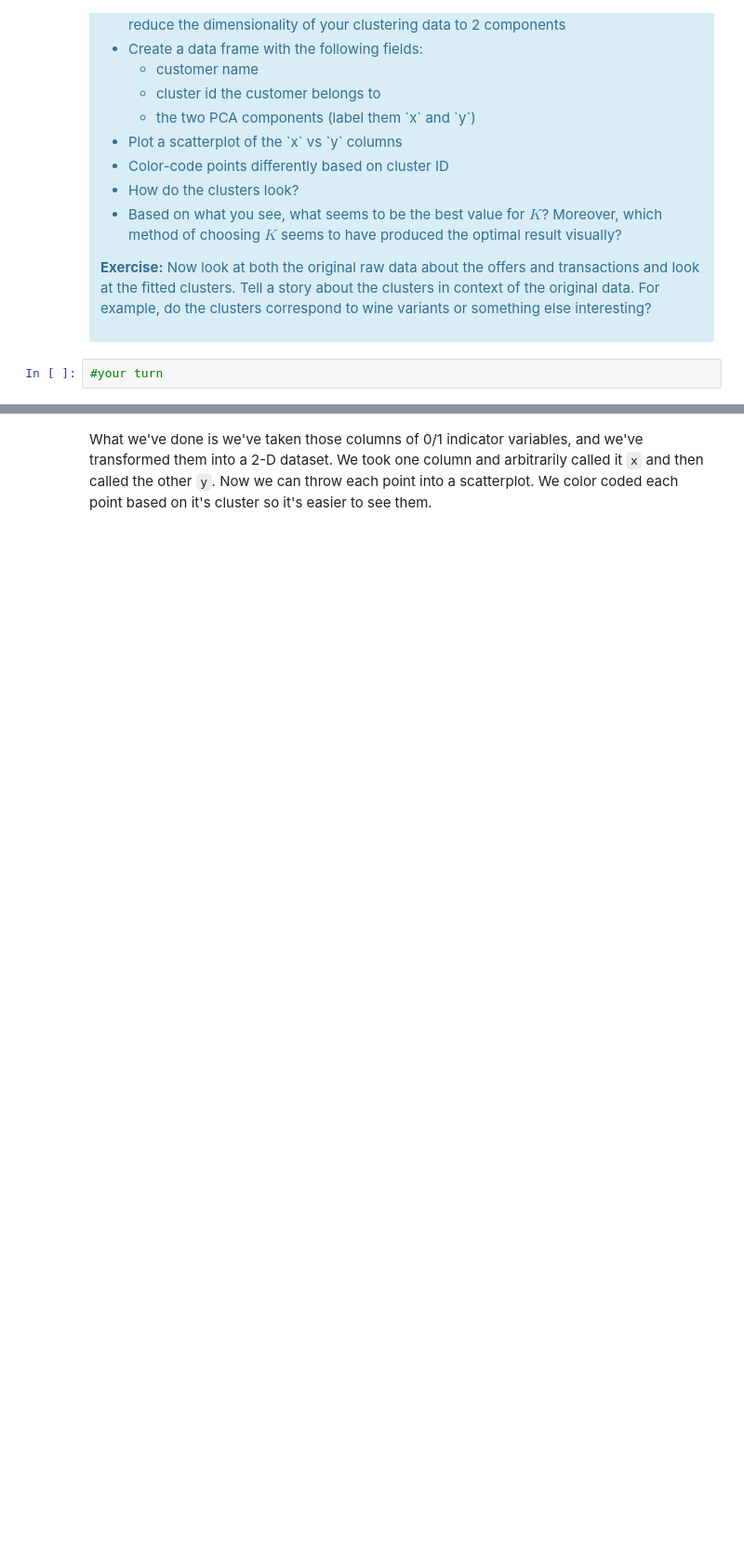
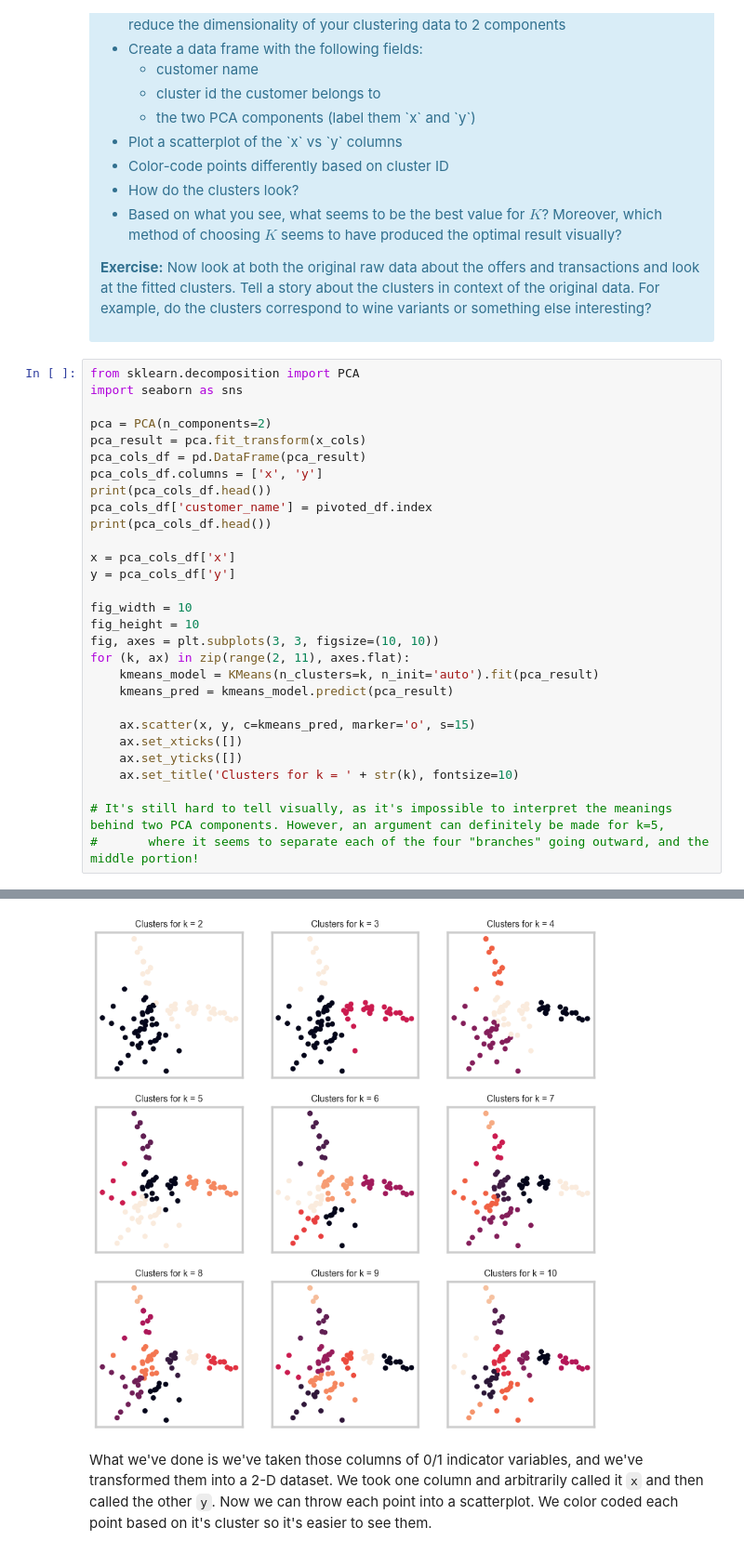
Before and after one commit to jeffreyding18/mec-mini-projects, a Jupyter notebook: mec-16.2.6-clustering-mini-project/Mini_Project_Clustering.ipynb, the cells around one changed output, grey strips where cells are left out. Shown: that part at 93% size. Drawn from its saved outputs; the diff is of its cells as text; blank space fills up the shorter version.

```diff
--- a/mec-16.2.6-clustering-mini-project/Mini_Project_Clustering.ipynb
+++ b/mec-16.2.6-clustering-mini-project/Mini_Project_Clustering.ipynb
@@ -339,5 +339,33 @@ This is only one use of PCA for dimension reduction. We can also use PCA when we
 
 <p><b>Exercise:</b> Now look at both the original raw data about the offers and transactions and look at the fitted clusters. Tell a story about the clusters in context of the original data. For example, do the clusters correspond to wine variants or something else interesting?</p>
 </div>
-# %%
-#your turn
+# %%
+from sklearn.decomposition import PCA
+import seaborn as sns
+
+pca = PCA(n_components=2)
+pca_result = pca.fit_transform(x_cols)
+pca_cols_df = pd.DataFrame(pca_result)
+pca_cols_df.columns = ['x', 'y']
+print(pca_cols_df.head())
+pca_cols_df['customer_name'] = pivoted_df.index
+print(pca_cols_df.head())
+
+x = pca_cols_df['x']
+y = pca_cols_df['y']
+
+fig_width = 10
+fig_height = 10
+fig, axes = plt.subplots(3, 3, figsize=(10, 10))
+for (k, ax) in zip(range(2, 11), axes.flat):
+    kmeans_model = KMeans(n_clusters=k, n_init='auto').fit(pca_result)
+    kmeans_pred = kmeans_model.predict(pca_result)
+
+    ax.scatter(x, y, c=kmeans_pred, marker='o', s=15)
+    ax.set_xticks([])
+    ax.set_yticks([])
+    ax.set_title('Clusters for k = ' + str(k), fontsize=10)
+
+# It's still hard to tell visually, as it's impossible to interpret the meanings behind two PCA components. However, an argument can definitely be made for k=5,
+#       where it seems to separate each of the four "branches" going outward, and the middle portion!
+# %% [output]
@@ -344,3 +384,4 @@ This is only one use of PCA for dimension reduction. We can also use PCA when we
+[figure, added]
 # %% [markdown]
 What we've done is we've taken those columns of 0/1 indicator variables, and we've transformed them into a 2-D dataset. We took one column and arbitrarily called it `x` and then called the other `y`. Now we can throw each point into a scatterplot. We color coded each point based on it's cluster so it's easier to see them.
 # %% [markdown]
```
Also changed, not shown: parts of 1 cell of this notebook.
